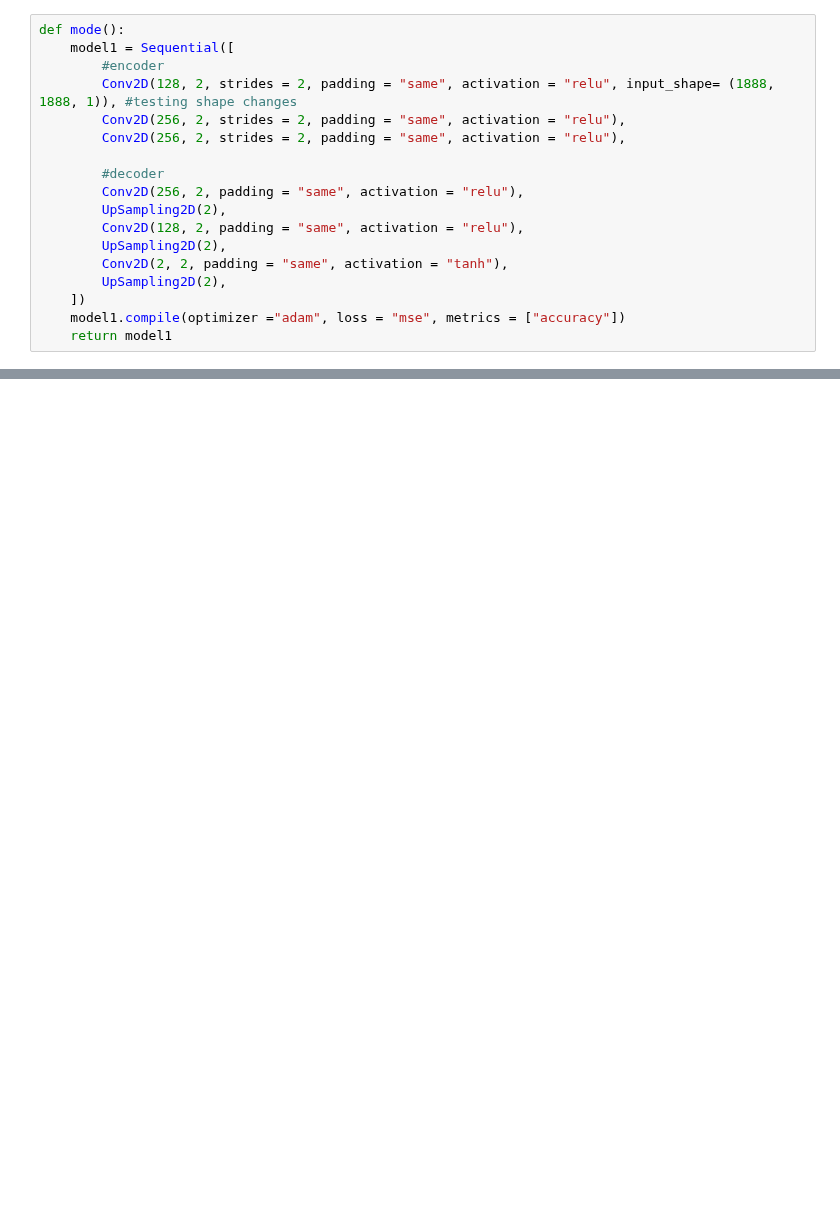
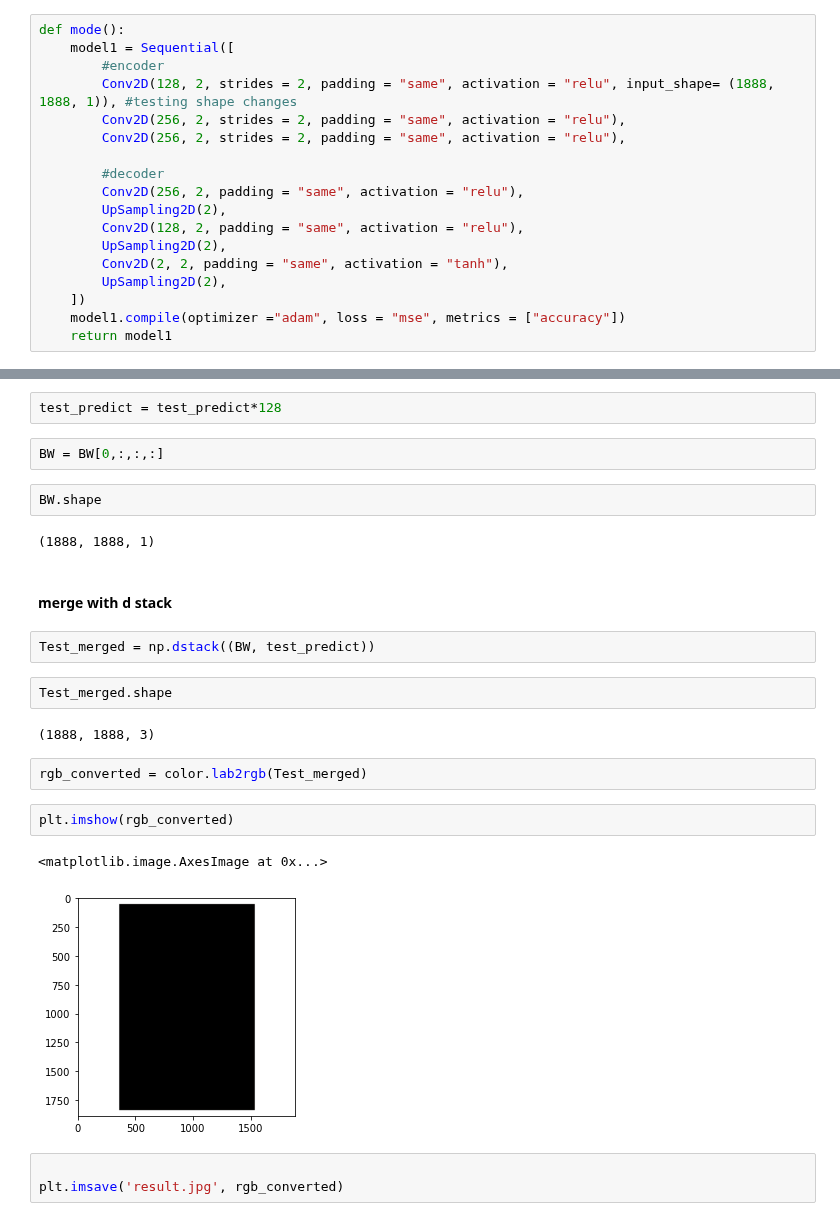
Before and after one commit to rainbowjoy1/MachineLearningClass, a Jupyter notebook: Local Copy of ML Fina_Danielle.ipynb, the cells around one changed output, grey strips where cells are left out. Drawn from its saved outputs; the diff is of its cells as text; blank space fills up the shorter version.

```diff
--- a/Local Copy of ML Fina_Danielle.ipynb
+++ b/Local Copy of ML Fina_Danielle.ipynb
@@ -296,0 +364,26 @@ INFO:tensorflow:Assets written to: ram://8f468cfc-5ea9-4ad3-a2de-d0e49708efb8/as
+# %%
+test_predict = test_predict*128
+# %%
+BW = BW[0,:,:,:]
+# %%
+BW.shape
+# %% [output]
+(1888, 1888, 1)
+# %% [markdown]
+#### merge with d stack
+# %%
+Test_merged = np.dstack((BW, test_predict))
+# %%
+Test_merged.shape
+# %% [output]
+(1888, 1888, 3)
+# %%
+rgb_converted = color.lab2rgb(Test_merged)
+# %%
+plt.imshow(rgb_converted)
+# %% [output]
+<matplotlib.image.AxesImage at 0x...>
+[figure, added]
+# %%
+
+plt.imsave('result.jpg', rgb_converted)
```
Also changed, not shown: parts of 38 cells of this notebook, 3 other files.
